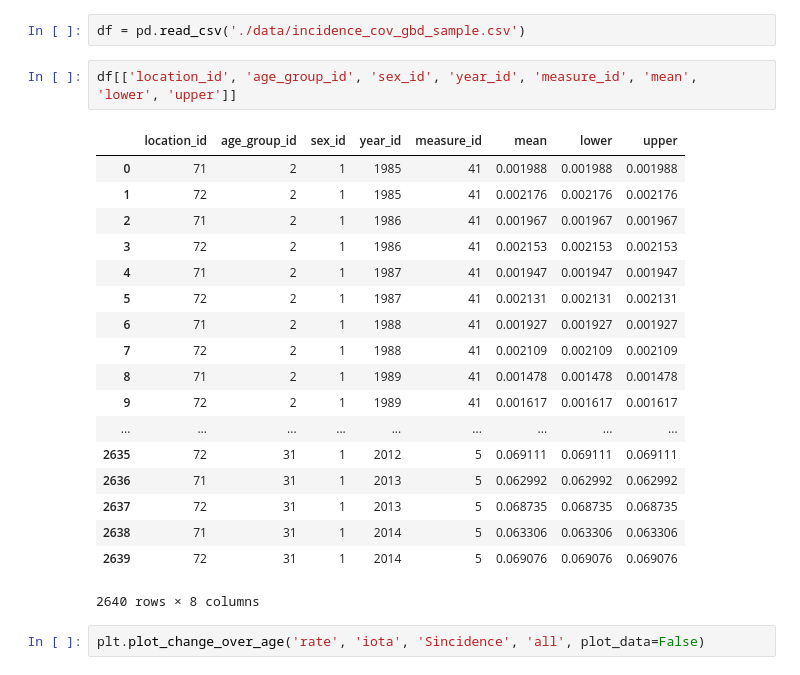
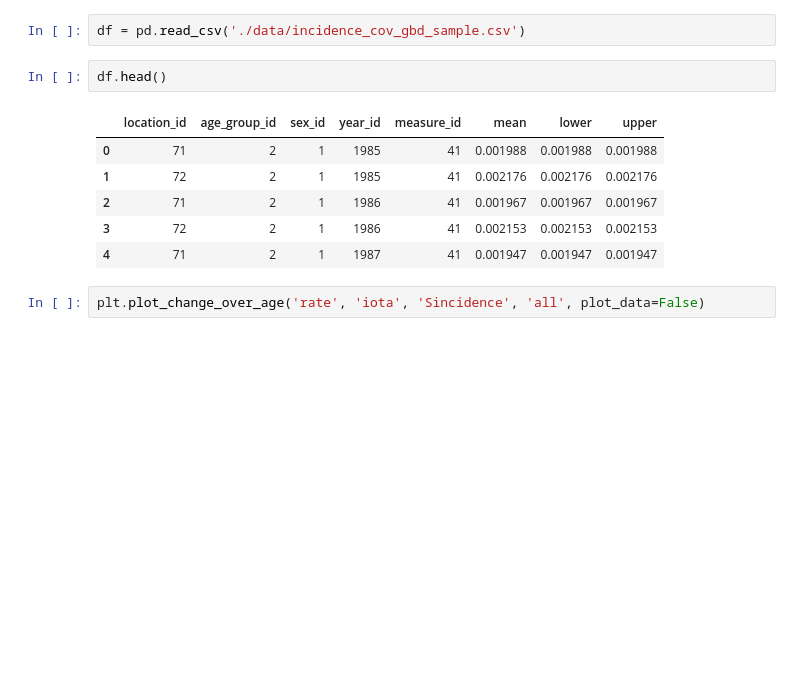
Before and after one commit to jizezhang/dismod_at-wrappers, a Jupyter notebook: demos/two_level_Sincidence_cov.ipynb, the cells around one changed output. Saved outputs shown, nothing was run; the diff lists cells and outputs as text; blank space fills up the shorter version.

```diff
--- a/demos/two_level_Sincidence_cov.ipynb
+++ b/demos/two_level_Sincidence_cov.ipynb
@@ -90,27 +90,15 @@ output.save_GBD_output(['Sincidence', 'prevalence'], list(range(1980, 2019)), [1
 ./data/incidence_two_level_cov_gbd.db predict fit_var
 # %%
 df = pd.read_csv('./data/incidence_cov_gbd_sample.csv')
-# %%
-df[['location_id', 'age_group_id', 'sex_id', 'year_id', 'measure_id', 'mean', 'lower', 'upper']]
-# %% [output]
-|  | location_id | age_group_id | sex_id | year_id | measure_id | mean | lower | upper |
-| 0 | 71 | 2 | 1 | 1985 | 41 | 0.001988 | 0.001988 | 0.001988 |
-| 1 | 72 | 2 | 1 | 1985 | 41 | 0.002176 | 0.002176 | 0.002176 |
-| 2 | 71 | 2 | 1 | 1986 | 41 | 0.001967 | 0.001967 | 0.001967 |
-| 3 | 72 | 2 | 1 | 1986 | 41 | 0.002153 | 0.002153 | 0.002153 |
-| 4 | 71 | 2 | 1 | 1987 | 41 | 0.001947 | 0.001947 | 0.001947 |
-| 5 | 72 | 2 | 1 | 1987 | 41 | 0.002131 | 0.002131 | 0.002131 |
-| 6 | 71 | 2 | 1 | 1988 | 41 | 0.001927 | 0.001927 | 0.001927 |
-| 7 | 72 | 2 | 1 | 1988 | 41 | 0.002109 | 0.002109 | 0.002109 |
-| 8 | 71 | 2 | 1 | 1989 | 41 | 0.001478 | 0.001478 | 0.001478 |
-| 9 | 72 | 2 | 1 | 1989 | 41 | 0.001617 | 0.001617 | 0.001617 |
-| ... | ... | ... | ... | ... | ... | ... | ... | ... |
-| 2635 | 72 | 31 | 1 | 2012 | 5 | 0.069111 | 0.069111 | 0.069111 |
-| 2636 | 71 | 31 | 1 | 2013 | 5 | 0.062992 | 0.062992 | 0.062992 |
-| 2637 | 72 | 31 | 1 | 2013 | 5 | 0.068735 | 0.068735 | 0.068735 |
-| 2638 | 71 | 31 | 1 | 2014 | 5 | 0.063306 | 0.063306 | 0.063306 |
-| 2639 | 72 | 31 | 1 | 2014 | 5 | 0.069076 | 0.069076 | 0.069076 |
-2640 rows × 8 columns
+# %%
+df.head()
+# %% [output]
+|  | location_id | age_group_id | sex_id | year_id | measure_id | mean | lower | upper |
+| 0 | 71 | 2 | 1 | 1985 | 41 | 0.001988 | 0.001988 | 0.001988 |
+| 1 | 72 | 2 | 1 | 1985 | 41 | 0.002176 | 0.002176 | 0.002176 |
+| 2 | 71 | 2 | 1 | 1986 | 41 | 0.001967 | 0.001967 | 0.001967 |
+| 3 | 72 | 2 | 1 | 1986 | 41 | 0.002153 | 0.002153 | 0.002153 |
+| 4 | 71 | 2 | 1 | 1987 | 41 | 0.001947 | 0.001947 | 0.001947 |
 # %%
 plt.plot_change_over_age('rate', 'iota', 'Sincidence', 'all', plot_data=False)
 # %% [output]
```
Also changed, not shown: 3 other files.
